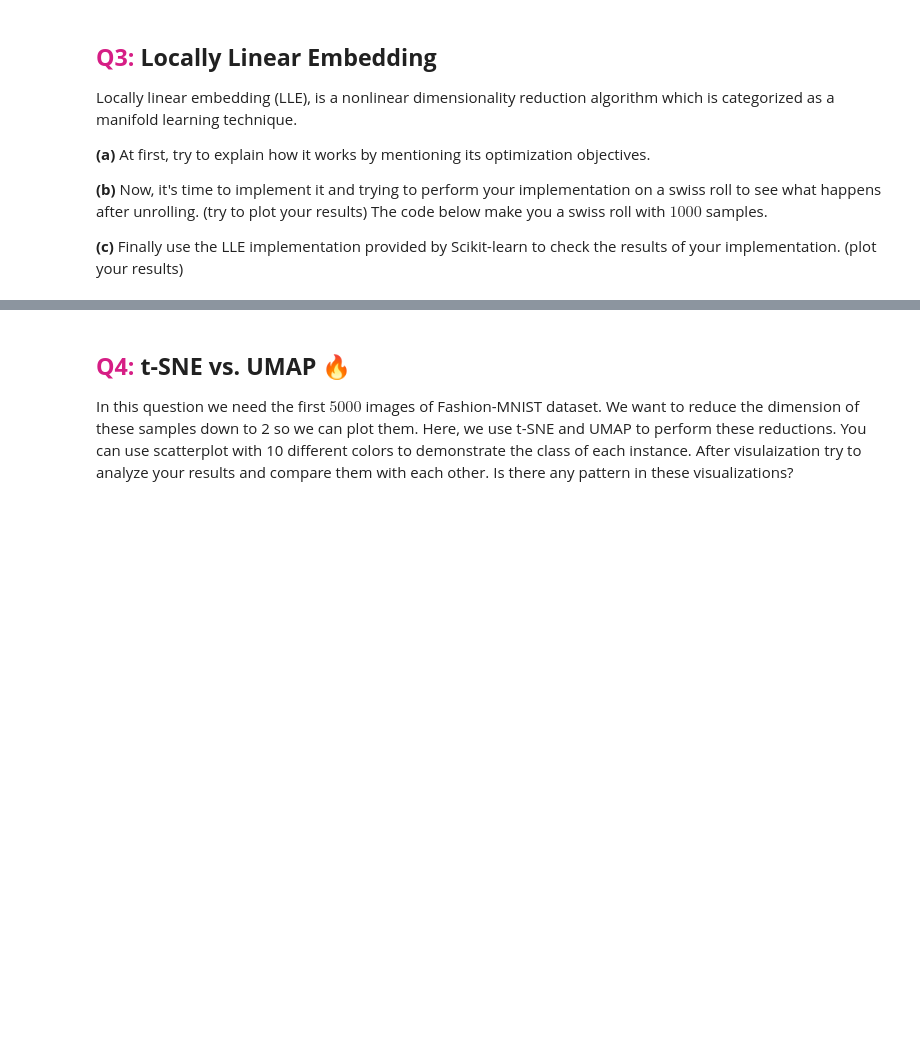
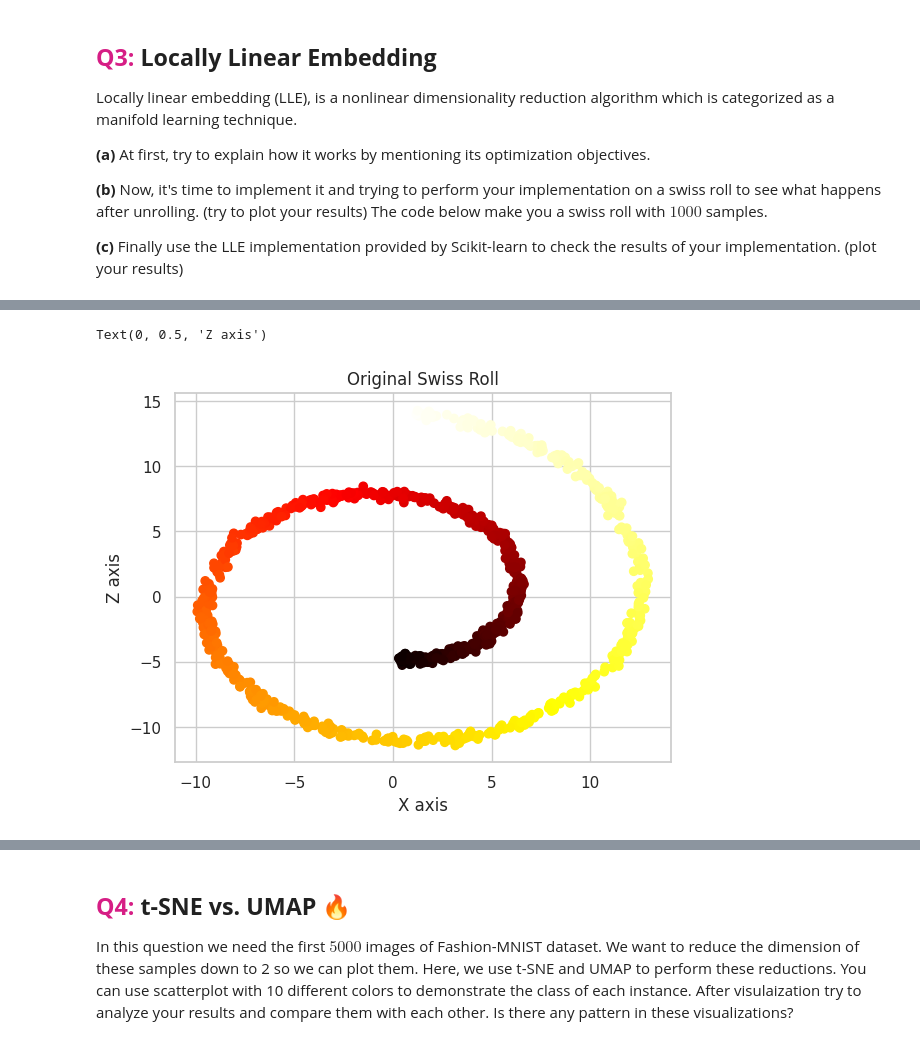
Before and after one commit to peyman886/machine-learning-coursework, a Jupyter notebook: Bahrak 1402-1/HomeWork/HW05/New folder/Machine_Learning_HW05 (1).ipynb, the cells around one changed output, grey strips where cells are left out. Drawn from its saved outputs; the diff is of its cells as text; code cells hidden in the pictures; blank space fills up the shorter version.

```diff
--- a/Bahrak 1402-1/HomeWork/HW05/New folder/Machine_Learning_HW05 (1).ipynb
+++ b/Bahrak 1402-1/HomeWork/HW05/New folder/Machine_Learning_HW05 (1).ipynb
@@ -551,0 +590,17 @@ X_swiss, t = make_swiss_roll(n_samples=1000, noise=0.2, random_state=42)
+# %%
+from sklearn.neighbors import NearestNeighbors
+import matplotlib.pyplot as plt
+from sklearn.datasets import make_swiss_roll
+import seaborn as sns
+# Set the aesthetic style of the plots
+sns.set_style("whitegrid")
+
+X_swiss, t = make_swiss_roll(n_samples=1000, noise=0.2, random_state=42)
+# Original Swiss roll
+plt.scatter(X_swiss[:, 0], X_swiss[:, 2], c=t, cmap=plt.cm.hot)
+plt.title('Original Swiss Roll')
+plt.xlabel('X axis')
+plt.ylabel('Z axis')
+# %% [output]
+Text(0, 0.5, 'Z axis')
+[figure, added]
```
Also changed, not shown: parts of 14 cells of this notebook.
